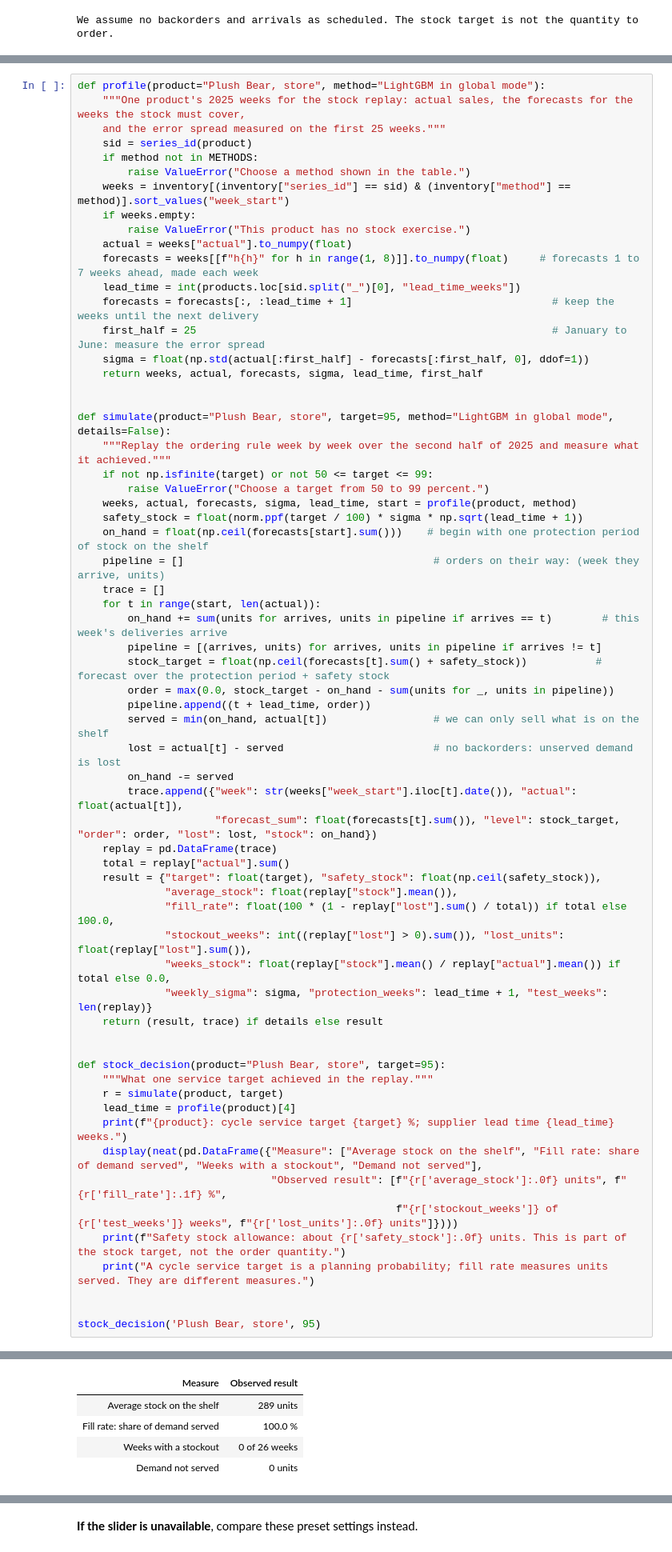
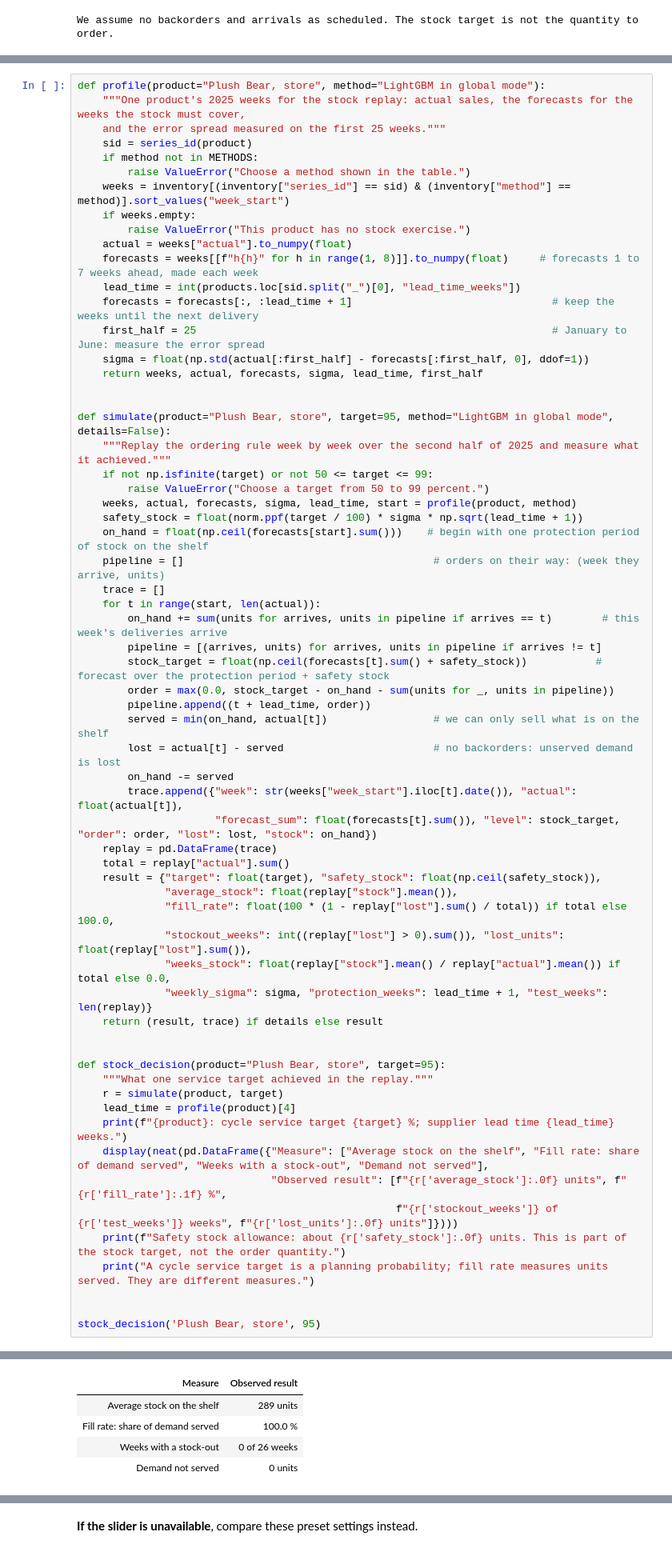
Before and after one commit to FH-Prevail/jku_course, a Jupyter notebook: notebooks/2_forecast_to_stock.ipynb, the cells around one changed output, grey strips where cells are left out. Shown at 80% size. Cells and saved outputs as stored; diff of their text form.

```diff
--- a/notebooks/2_forecast_to_stock.ipynb
+++ b/notebooks/2_forecast_to_stock.ipynb
@@ -212,35 +212,35 @@ def simulate(product="Plush Bear, store", target=95, method="LightGBM in global
         trace.append({"week": str(weeks["week_start"].iloc[t].date()), "actual": float(actual[t]),
                       "forecast_sum": float(forecasts[t].sum()), "level": stock_target, "order": order, "lost": lost, "stock": on_hand})
     replay = pd.DataFrame(trace)
     total = replay["actual"].sum()
     result = {"target": float(target), "safety_stock": float(np.ceil(safety_stock)),
               "average_stock": float(replay["stock"].mean()),
               "fill_rate": float(100 * (1 - replay["lost"].sum() / total)) if total else 100.0,
               "stockout_weeks": int((replay["lost"] > 0).sum()), "lost_units": float(replay["lost"].sum()),
               "weeks_stock": float(replay["stock"].mean() / replay["actual"].mean()) if total else 0.0,
               "weekly_sigma": sigma, "protection_weeks": lead_time + 1, "test_weeks": len(replay)}
     return (result, trace) if details else result
 
 
 def stock_decision(product="Plush Bear, store", target=95):
     """What one service target achieved in the replay."""
     r = simulate(product, target)
     lead_time = profile(product)[4]
     print(f"{product}: cycle service target {target} %; supplier lead time {lead_time} weeks.")
-    display(neat(pd.DataFrame({"Measure": ["Average stock on the shelf", "Fill rate: share of demand served", "Weeks with a stockout", "Demand not served"],
+    display(neat(pd.DataFrame({"Measure": ["Average stock on the shelf", "Fill rate: share of demand served", "Weeks with a stock-out", "Demand not served"],
                                "Observed result": [f"{r['average_stock']:.0f} units", f"{r['fill_rate']:.1f} %",
                                                    f"{r['stockout_weeks']} of {r['test_weeks']} weeks", f"{r['lost_units']:.0f} units"]})))
     print(f"Safety stock allowance: about {r['safety_stock']:.0f} units. This is part of the stock target, not the order quantity.")
     print("A cycle service target is a planning probability; fill rate measures units served. They are different measures.")
 
 
 stock_decision('Plush Bear, store', 95)
 # %% [output]
 Plush Bear, store: cycle service target 95 %; supplier lead time 4 weeks.
 | Measure | Observed result |
 | Average stock on the shelf | 289 units |
 | Fill rate: share of demand served | 100.0 % |
-| Weeks with a stockout | 0 of 26 weeks |
+| Weeks with a stock-out | 0 of 26 weeks |
 | Demand not served | 0 units |
 Safety stock allowance: about 147 units. This is part of the stock target, not the order quantity.
 A cycle service target is a planning probability; fill rate measures units served. They are different measures.
```
Also changed, not shown: parts of 4 cells of this notebook, 5 other files.
